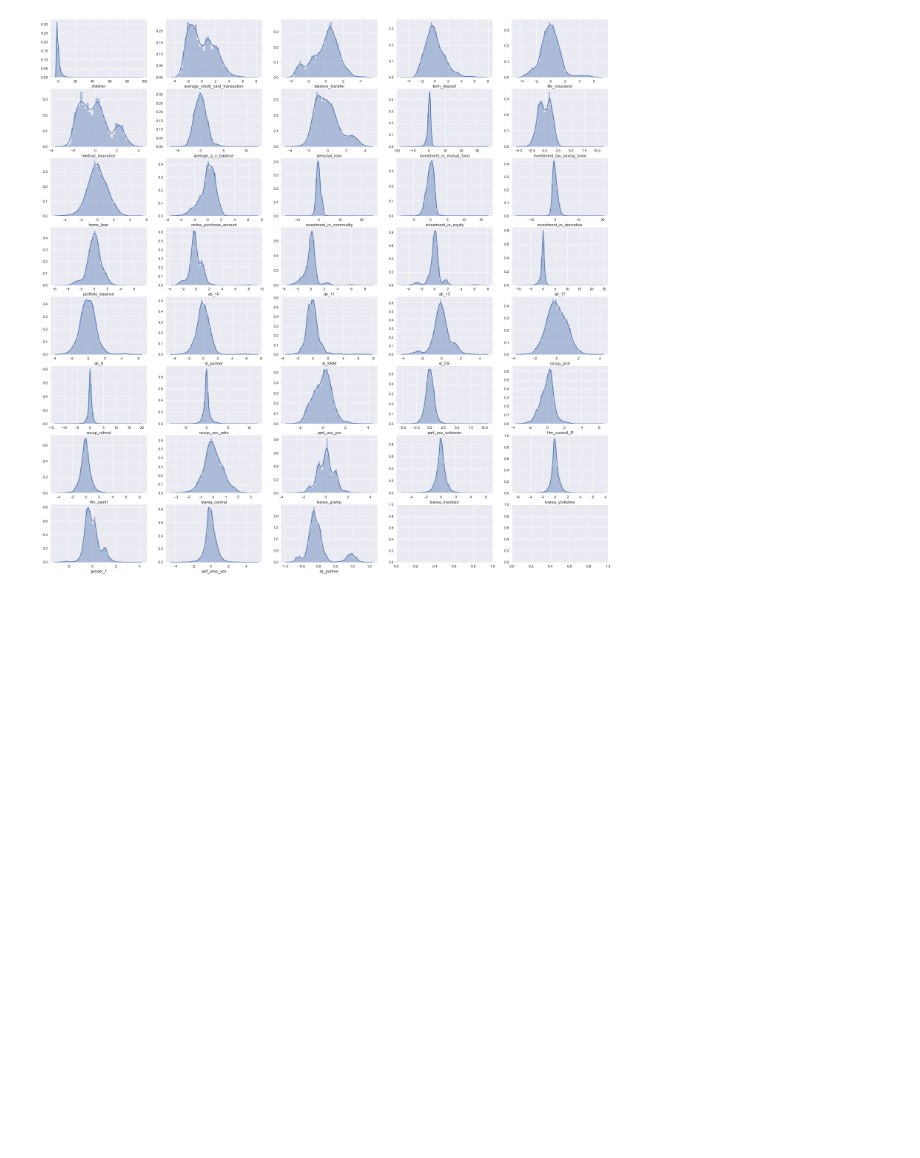
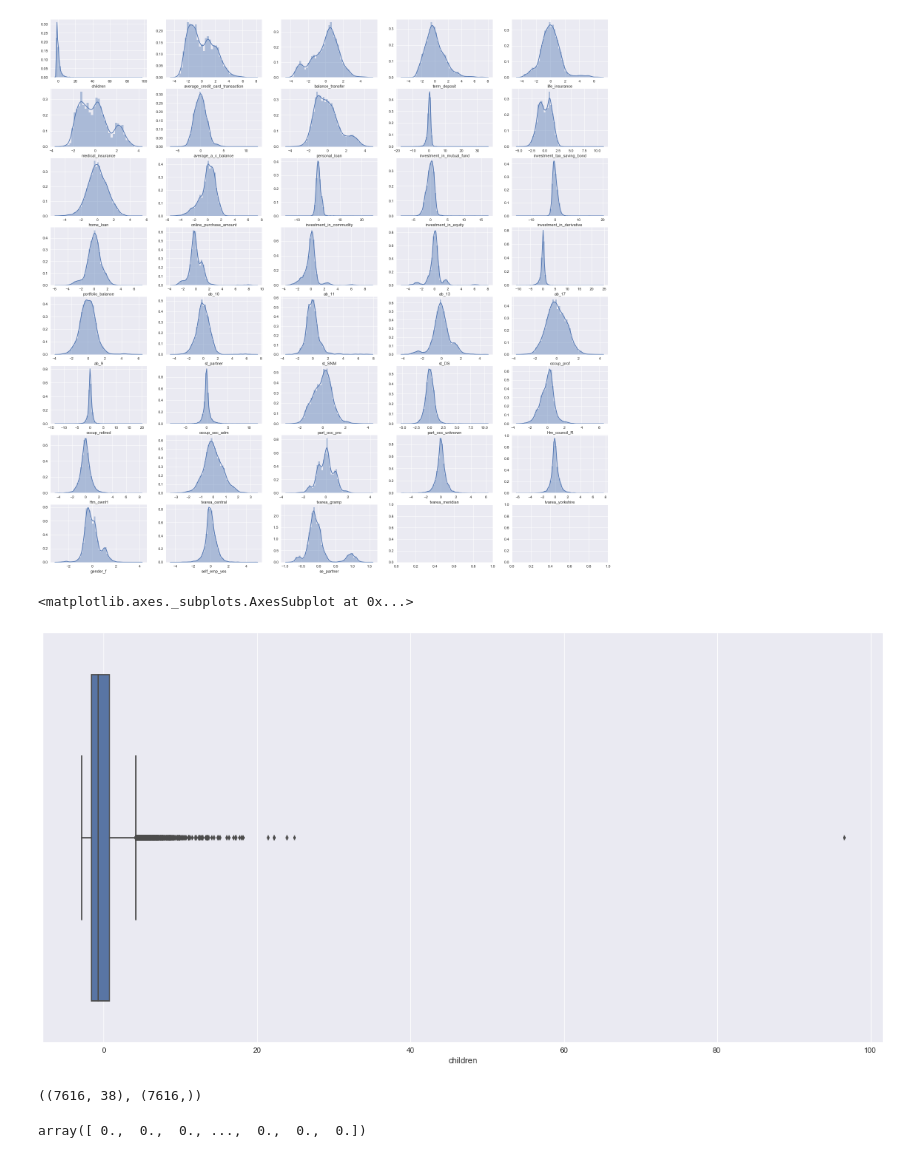
Before and after one commit to ajakaiye33/R_EDA_and_ML, a Jupyter notebook: py_machine_practice/logistic_regression_classification_practice.ipynb, the cells around one changed output. Saved outputs shown, nothing was run; the diff lists cells and outputs as text; code cells hidden in the pictures; blank space fills up the shorter version.

```diff
--- a/py_machine_practice/logistic_regression_classification_practice.ipynb
+++ b/py_machine_practice/logistic_regression_classification_practice.ipynb
@@ -714,10 +716,10 @@ Xstd.head()
 # %%
 # Find principal components
 pca = PCA(n_components=49)
-principal_components = pd.DataFrame(pca.fit_transform(Xstd),columns=Xstd.columns)
+X_pca = pd.DataFrame(pca.fit_transform(Xstd),columns=Xstd.columns)
 #df_principal_c = pd.DataFrame(principal_components)
 #df_principal_c.head()
-principal_components.head()
+X_pca.head()
 # %% [output]
 |  | children | average_credit_card_transaction | balance_transfer | term_deposit | life_insurance | medical_insurance | ... |
 | 0 | -1.043103 | 1.985060 | 1.687787 | 0.411172 | -1.841067 | 2.754535 | ... |
@@ -815,0 +808,4 @@ df_pca.head()
+# %%
+#retain 37 component in line with the scree plot
+X_pca =X_pca.iloc[:,:38]
+X_pca.head()
@@ -831,0 +832,11 @@ for ix, col in enumerate(df_pca):
+# %%
+# what could be wrong with children column? - it is obvious that there is some outlier. we wont do anything in the main time
+
+sns.boxplot(X_pca['children'])
+# %% [output]
+<matplotlib.axes._subplots.AxesSubplot at 0x...>
+[figure, added]
+# %%
+X_pca.shape, y_train.shape
+# %% [output]
+((7616, 38), (7616,))
@@ -831,0 +846,5 @@ for ix, col in enumerate(df_pca):
+# %%
+predValidationFolds = np.zeros((X_pca.shape[0],))
+predValidationFolds
+# %% [output]
+array([ 0.,  0.,  0., ...,  0.,  0.,  0.])
```
Also changed, not shown: parts of 8 cells of this notebook.
